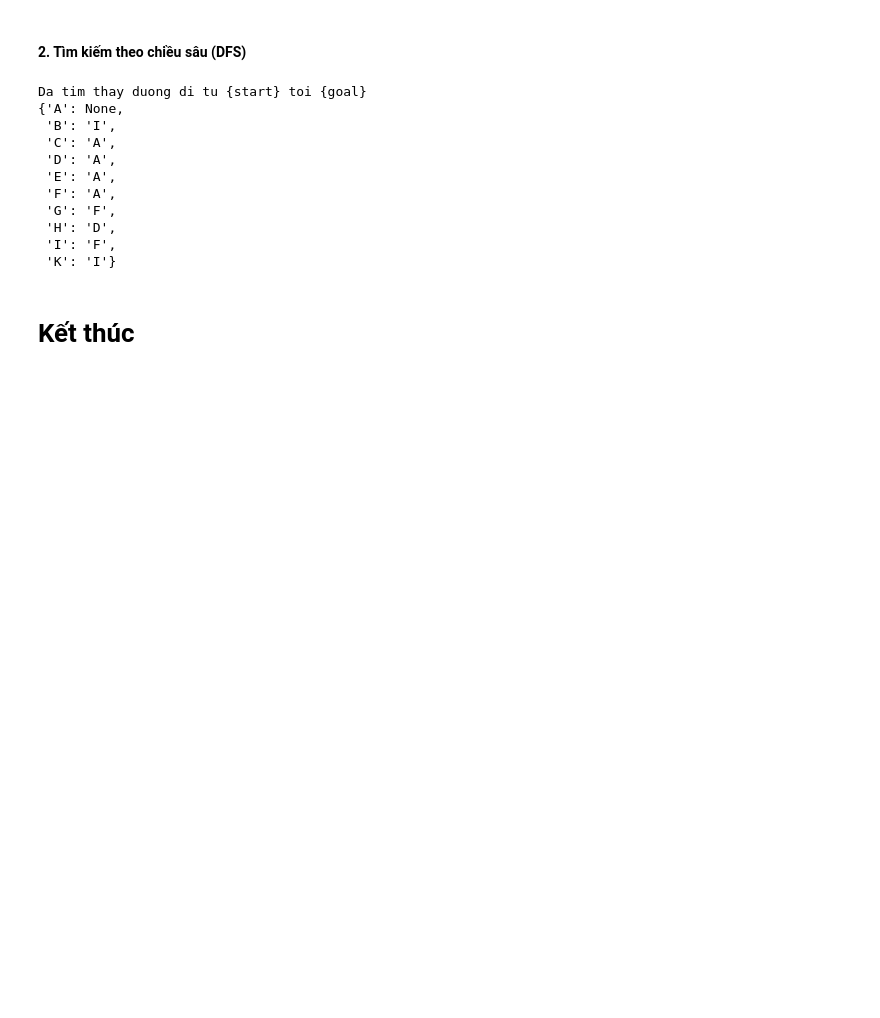
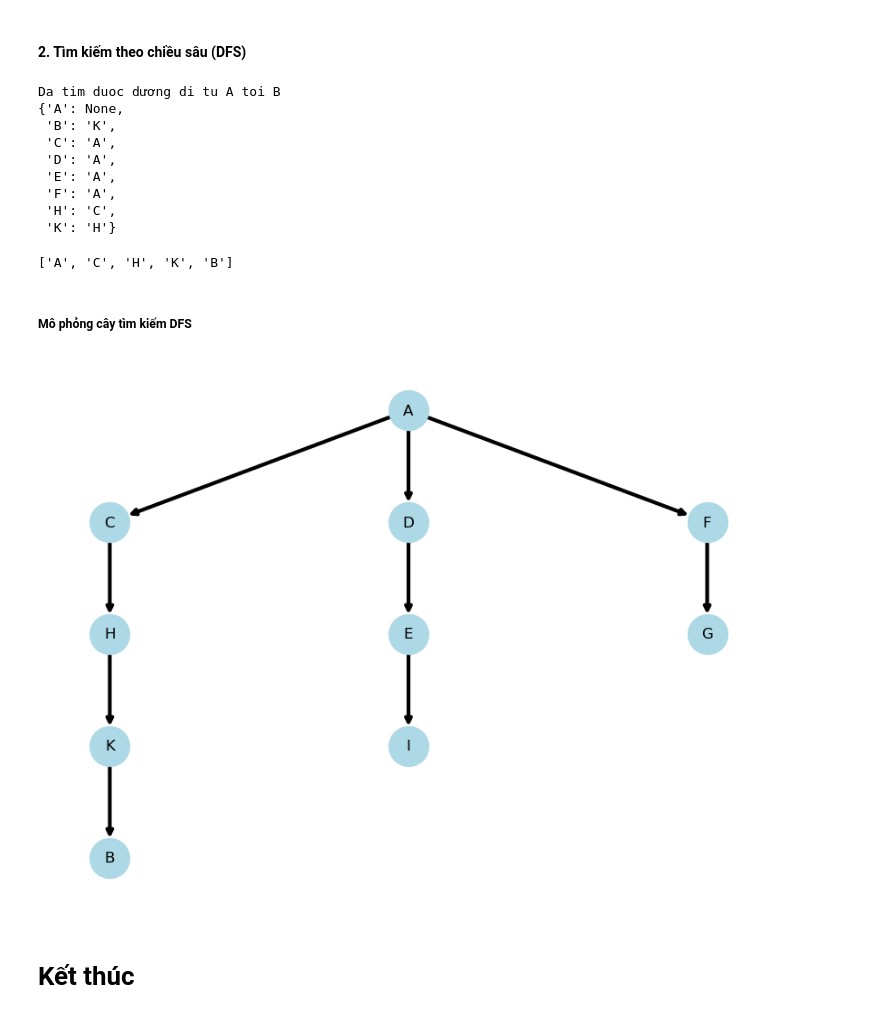
Before and after one commit to HuyTec/SGU_ML_2026-2027, a Jupyter notebook: Tuan03/my_lesson4.ipynb, the cells around one changed output. Cells and saved outputs as stored; diff of their text form; code cells hidden in the pictures; blank space fills up the shorter version.

```diff
--- a/Tuan03/my_lesson4.ipynb
+++ b/Tuan03/my_lesson4.ipynb
@@ -370,18 +407,38 @@ def DFS(G, start, goal):
     return path
 # %%
-path = DFS(ADJ, "A", "B")
-pprint.pprint(path)
+path2 = DFS(ADJ, "A", "B")
+pprint.pprint(path2)
 # %% [output]
-Da tim thay duong di tu {start} toi {goal}
+Da tim duoc dương di tu A toi B
 {'A': None,
- 'B': 'I',
+ 'B': 'K',
  'C': 'A',
  'D': 'A',
  'E': 'A',
  'F': 'A',
- 'G': 'F',
- 'H': 'D',
- 'I': 'F',
- 'K': 'I'}
+ 'H': 'C',
+ 'K': 'H'}
+# %%
+find_path(path2, "A","B")
+# %% [output]
+['A', 'C', 'H', 'K', 'B']
+# %% [markdown]
+##### Mô phỏng cây tìm kiếm DFS
+# %%
+G = nx.DiGraph()
+for u in ADJ:
+    for v in sorted(ADJ[u]):
+        G.add_edge(u,v)
+
+plt.figure(figsize=(8, 6))
+
+P = nx.dfs_tree(G, source='A')
+pos = hierarchy_pos(P,'A')
+
+nx.draw(P, pos, with_labels=True,node_size=1000, node_color="lightblue",width=3 )
+plt.savefig("dfs.png")
+plt.show()
+# %% [output]
+[figure, added]
 # %% [markdown]
 # Kết thúc
```
Also changed, not shown: parts of 12 cells of this notebook, 20 other files.
